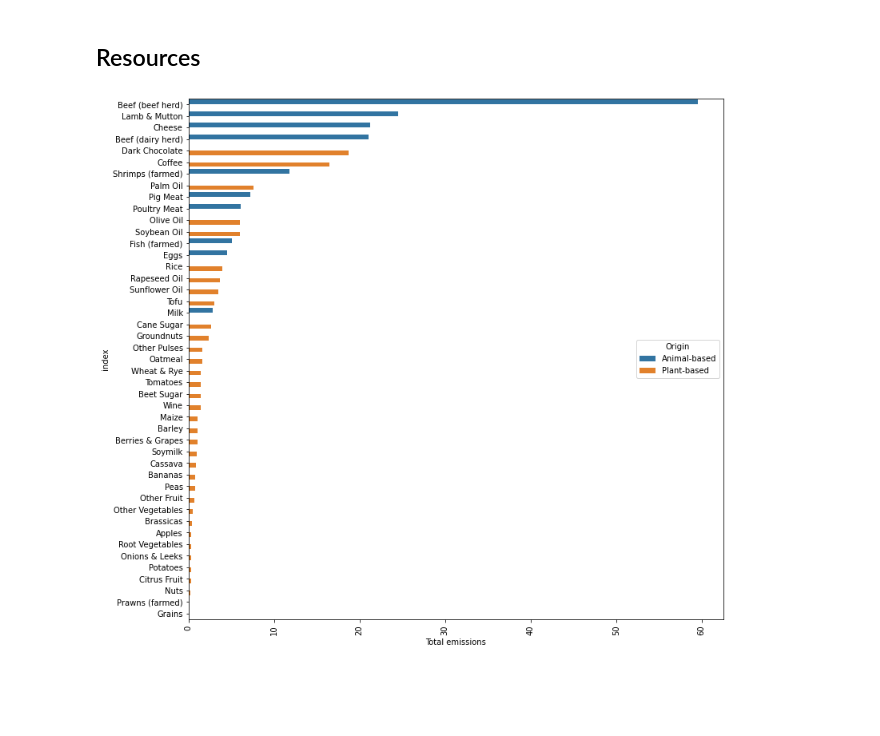
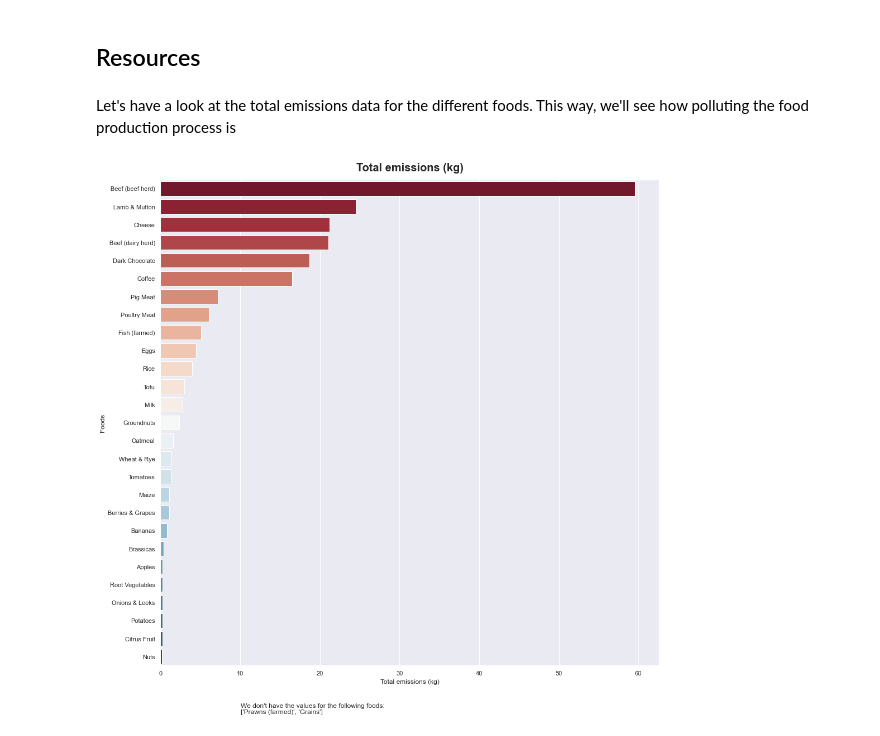
Before and after one commit to Jasc94/Projects, a Jupyter notebook: 0_Nutrition/src/main_environment.ipynb, the cells around one changed output. Drawn from its saved outputs; the diff is of its cells as text; code cells hidden in the pictures; blank space fills up the shorter version.

Commit message:
More on the environment main

```diff
--- a/0_Nutrition/src/main_environment.ipynb
+++ b/0_Nutrition/src/main_environment.ipynb
@@ -435,13 +435,52 @@ Now that we are all set, we can start with the exploratory analysis of both data
 # Data Exploration
 # %% [markdown]
 ## Resources
-# %%
-to_plot = resources.loc[:, ["Total emissions", "Origin"]].sort_values(by = "Total emissions", ascending = False).reset_index()
-to_plot
-
-plt.figure(figsize = (12, 12))
-sns.barplot(x = "Total emissions", y = "index", hue = "Origin", data = to_plot)
-plt.xticks(rotation = 90)
-plt.show()
-# %% [output]
-[figure, removed]
+# %%
+def resources_plot(data, x, title = None, figsize = (12, 12)):
+    # 1) Filter & sort the data
+    data = data.sort_values(by = x, ascending = False)
+
+    # 2) Get the names of the foods that are missing this value
+    missing_values = list(data[data[x].isna()].index)
+
+    # Then, remove them
+    data = data.dropna()
+
+    # 3) Plot format
+    sns.set_theme()
+
+    # 4) Figure and axis
+    fig, ax = plt.subplots(1, 1, figsize = figsize)
+
+    # Actual plot
+    sns.barplot(x = data[x], y = data.index, data = data, palette = "RdBu", ax = ax)
+
+    # 5) Some extras
+    if title:
+        plt.title(title,
+                  fontdict = {'fontsize': 20,
+                              'fontweight' : "bold"},
+                  pad = 15)
+
+    plt.xlabel(title)
+    plt.ylabel("Foods")
+
+    # Add the missing values as note at the bottom of the plot
+    textstr = f"We don't have the values for the following foods:\n{missing_values}"
+    plt.text(0.25, 0.05, textstr, fontsize = 12, transform = plt.gcf().transFigure)
+
+    return fig
+
+def stats_plot():
+    pass
+# %% [markdown]
+Let's have a look at the total emissions data for the different foods. This way, we'll see how polluting the food production process is
+# %%
+# We plot the data
+fig = resources_plot(data = resources, x = "Total emissions", title = "Total emissions (kg)", figsize = (16, 16))
+
+# Save the plot
+environment_reports_path = fo.path_to_folder(2, "reports" + sep + "environment")
+plt.savefig(environment_reports_path + "Total_emissions.pdf")
+# %% [output]
+[figure, added]
```
Also changed, not shown: parts of 7 cells of this notebook, 4 other files.
